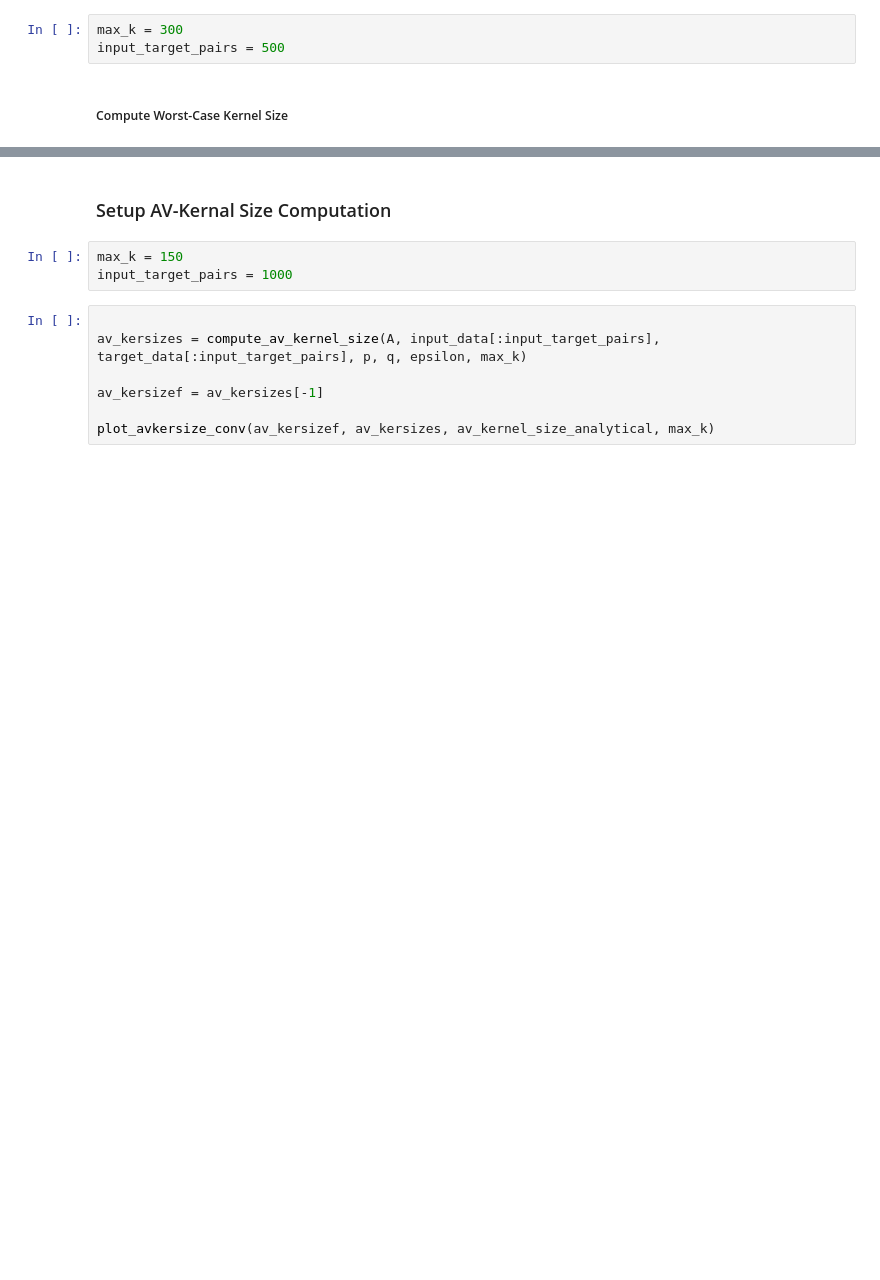
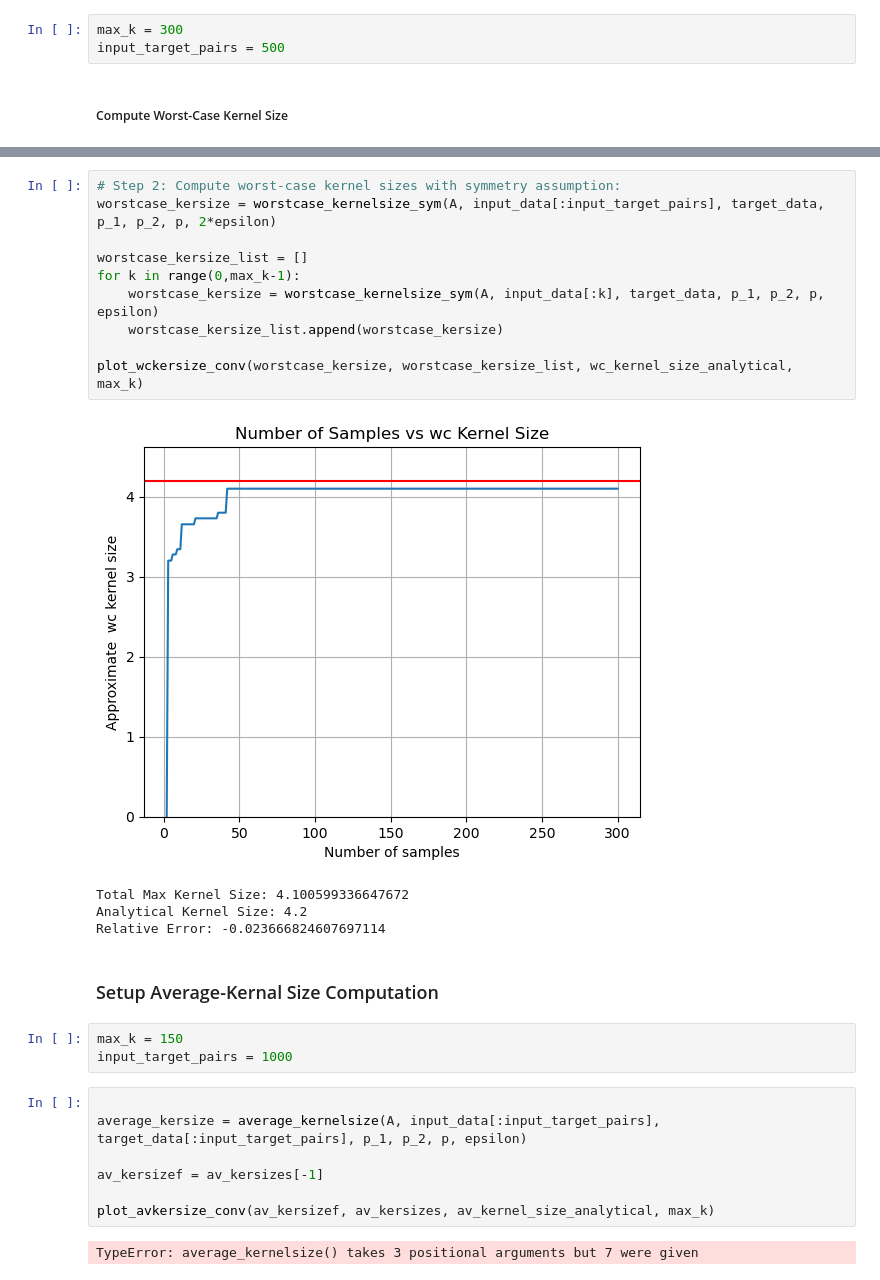
Before and after one commit to nm19000/AccuracyBounds, a Jupyter notebook: examples/example_001.ipynb, the cells around one changed output, grey strips where cells are left out. Saved outputs shown, nothing was run; the diff lists cells and outputs as text; blank space fills up the shorter version.

```diff
--- a/examples/example_001.ipynb
+++ b/examples/example_001.ipynb
@@ -67,12 +93,29 @@ plot_wckersize_conv(wc_kersize_final, wc_kersizes, wc_kernel_size_analytical, ma
+# %%
+# Step 2: Compute worst-case kernel sizes with symmetry assumption:
+worstcase_kersize = worstcase_kernelsize_sym(A, input_data[:input_target_pairs], target_data, p_1, p_2, p, 2*epsilon)
+
+worstcase_kersize_list = []
+for k in range(0,max_k-1):
+    worstcase_kersize = worstcase_kernelsize_sym(A, input_data[:k], target_data, p_1, p_2, p, epsilon)
+    worstcase_kersize_list.append(worstcase_kersize)
+
+plot_wckersize_conv(worstcase_kersize, worstcase_kersize_list, wc_kernel_size_analytical, max_k)
+# %% [output]
+[figure, added]
+Total Max Kernel Size: 4.100599336647672
+Analytical Kernel Size: 4.2
+Relative Error: -0.023666824607697114
 # %% [markdown]
-### Setup AV-Kernal Size Computation
+### Setup Average-Kernal Size Computation
 # %%
 max_k = 150
 input_target_pairs = 1000
 # %%
 
-av_kersizes = compute_av_kernel_size(A, input_data[:input_target_pairs], target_data[:input_target_pairs], p, q, epsilon, max_k)
+average_kersize = average_kernelsize(A, input_data[:input_target_pairs], target_data[:input_target_pairs], p_1, p_2, p, epsilon)
 
 av_kersizef = av_kersizes[-1]
 
 plot_avkersize_conv(av_kersizef, av_kersizes, av_kernel_size_analytical, max_k)
+# %% [output]
+TypeError: average_kernelsize() takes 3 positional arguments but 7 were given
```
Also changed, not shown: parts of 8 cells of this notebook.
